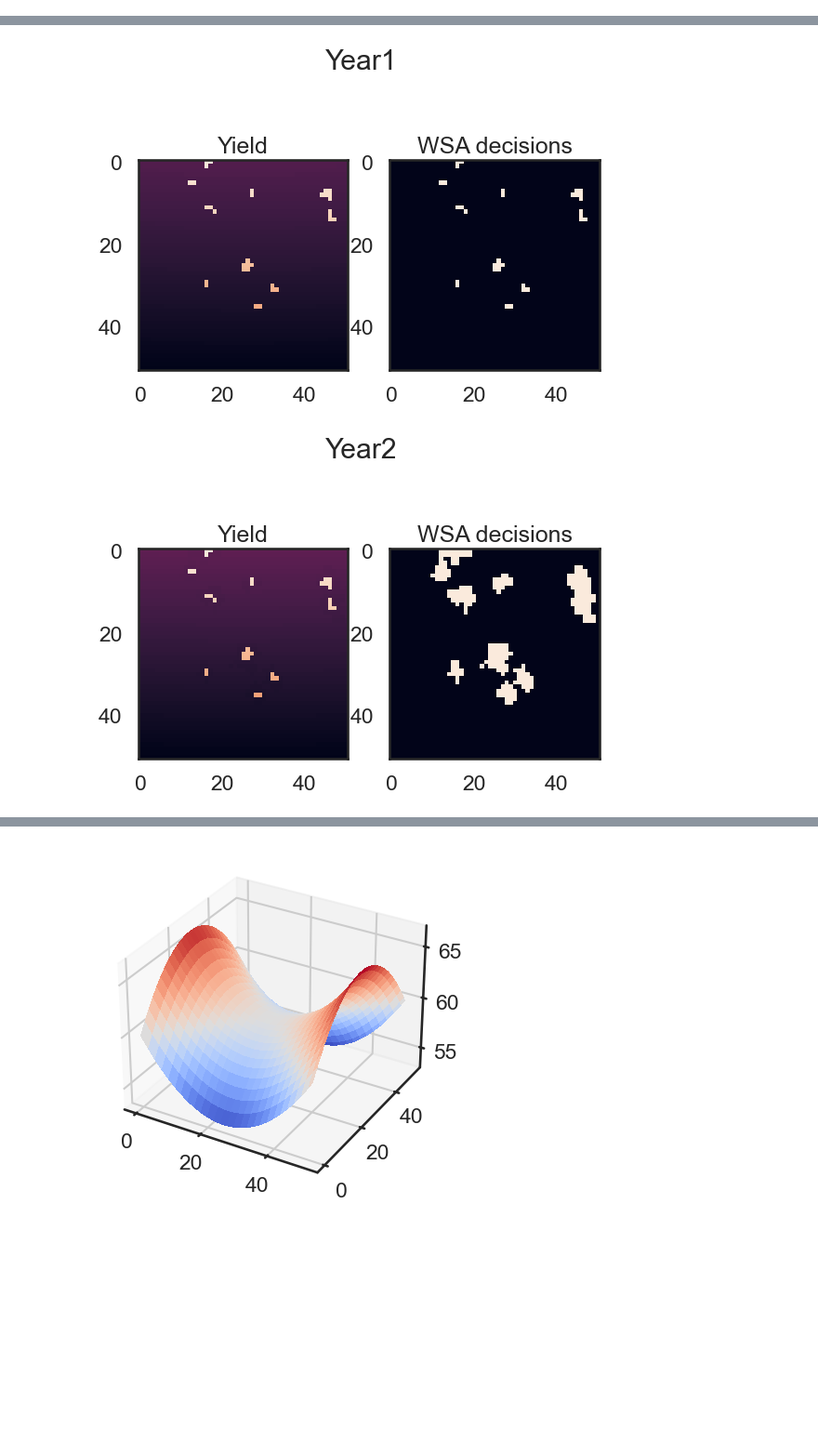
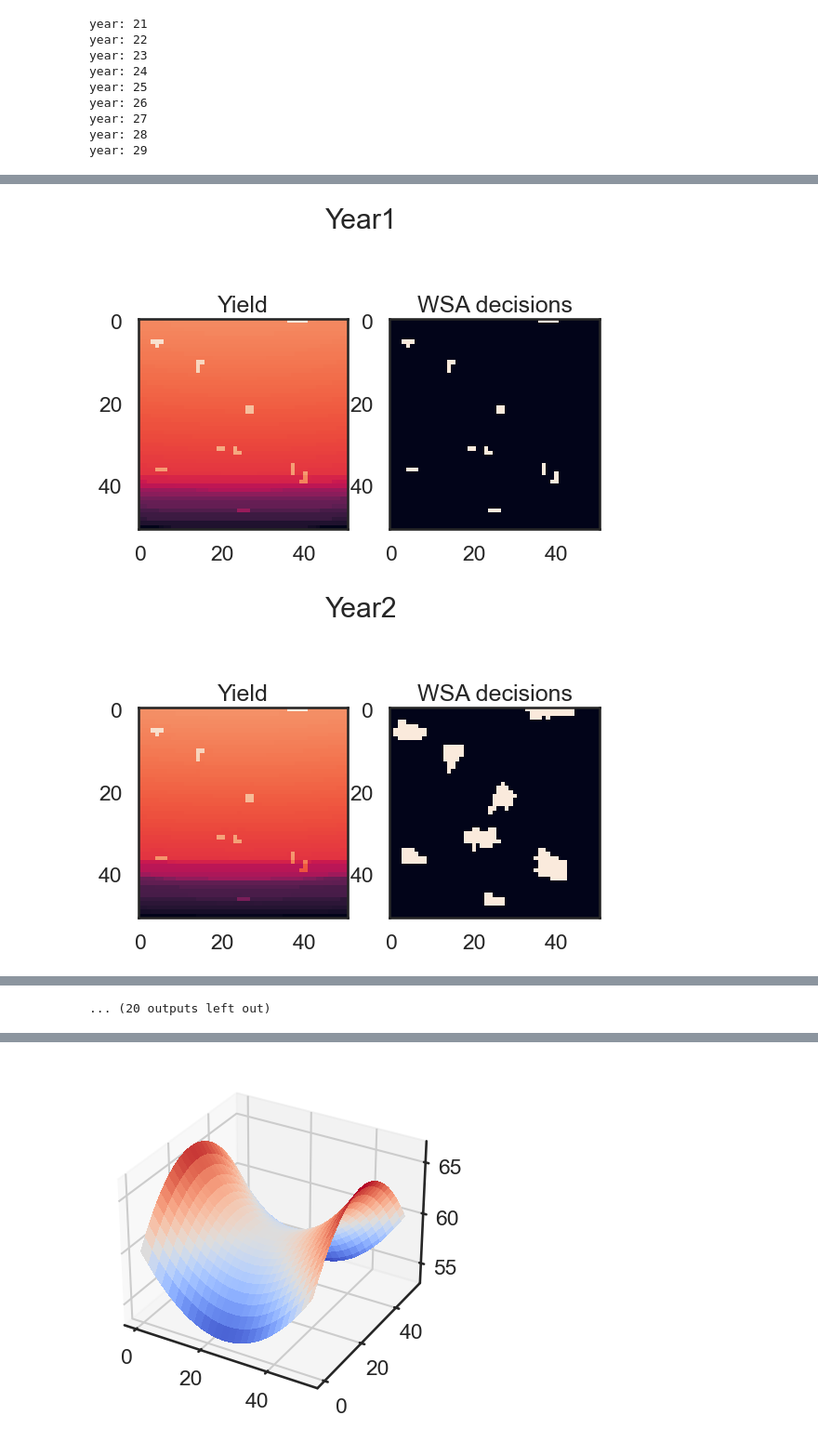
Before and after one commit to WylieMabel/TreesAndThat, a Jupyter notebook: Model Output/modelDriver.ipynb, the cells around one changed output, grey strips where cells are left out. Shown at 93% size. Cells and saved outputs as stored; diff of their text form; code cells hidden in the pictures; blank space fills up the shorter version.

Commit message:
Making WSA graphs

```diff
--- a/Model Output/modelDriver.ipynb
+++ b/Model Output/modelDriver.ipynb
@@ -224,7 +225,7 @@ def fullModelRun(climate, leadFarmers, social, input_csv_path, no_of_years):
 
 
 # haven't got setup with globals actually working yet, manually change in the NetLogo Code
-baseFieldData, WSA_records, biomass_harvest = fullModelRun(current_clim, 10, no_desp_scen,"new_temp_data.csv", 3)
+baseFieldData, WSA_records, biomass_harvest = fullModelRun(current_clim, 10, no_desp_scen,"new_temp_data.csv", 30)
 # %% [output]
 year: 0
 year: 1
@@ -231,0 +247,9 @@ year: 2
+year: 21
+year: 22
+year: 23
+year: 24
+year: 25
+year: 26
+year: 27
+year: 28
+year: 29
@@ -233,2 +257,2 @@ year: 2
-[figure, old version]
+[figure, new version]
-[figure, old version]
+[figure, new version]
@@ -234,0 +266 @@ year: 2
+... (20 outputs left out)
```
Also changed, not shown: parts of 10 cells of this notebook, 34 other files.
